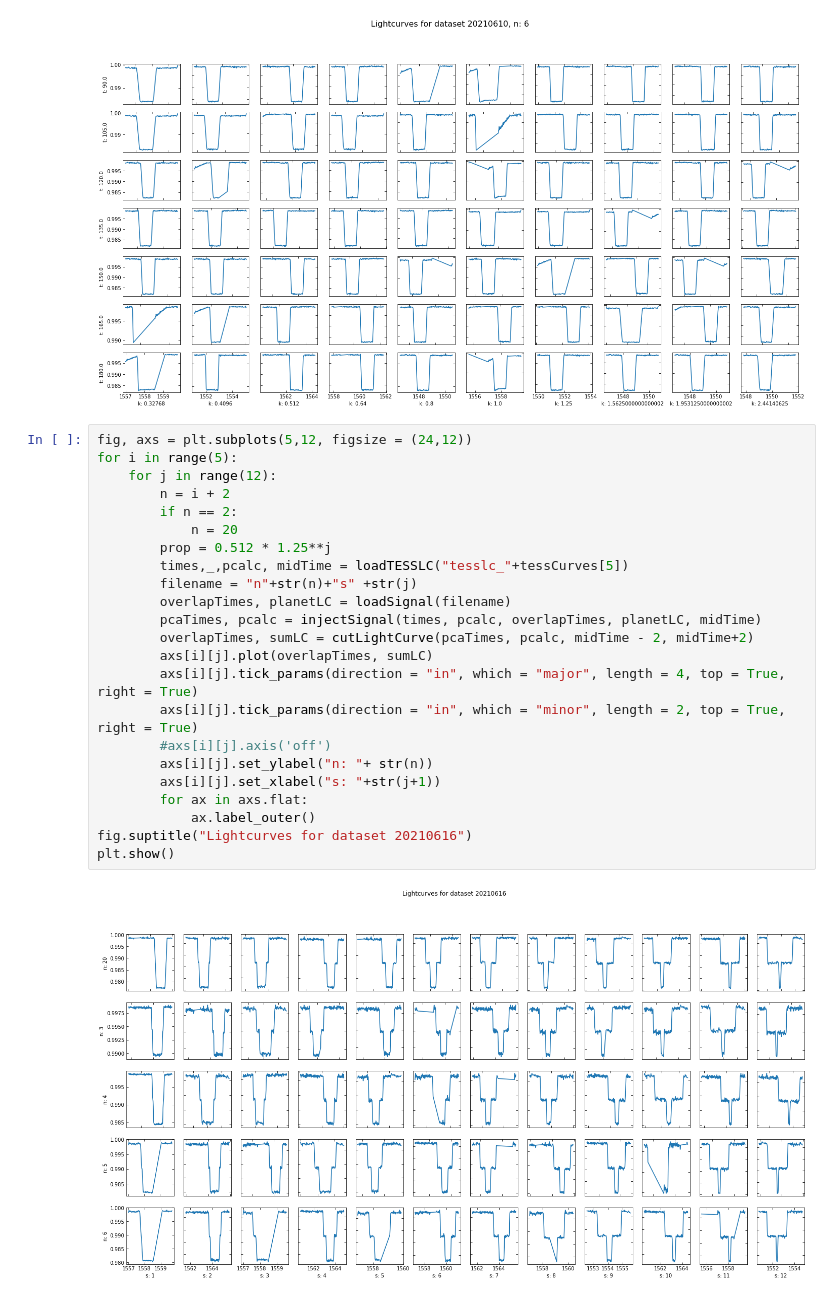
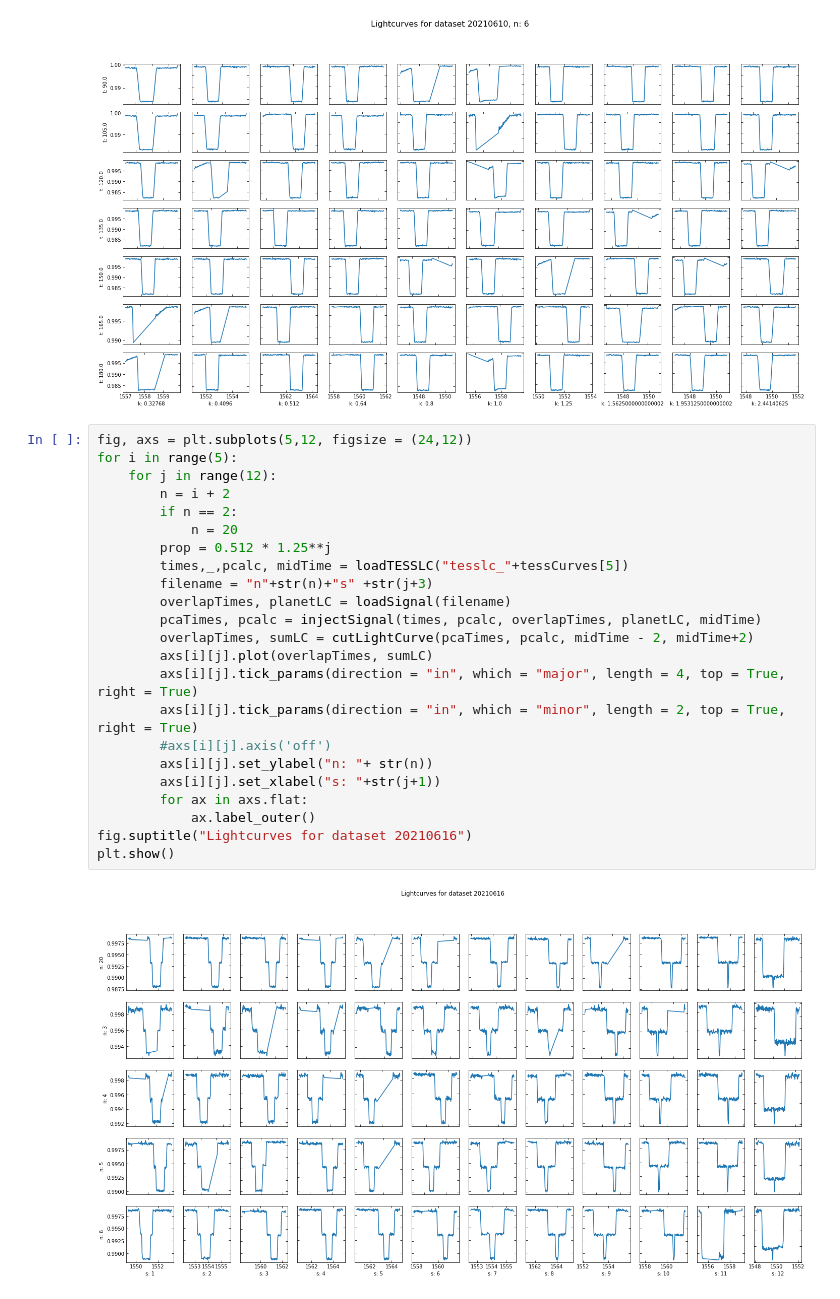
Before and after one commit to joshua-bromley/tessSignalInjection, a Jupyter notebook: Summer2021/injectSignal.ipynb, the cells around one changed output. Cells and saved outputs as stored; diff of their text form.

```diff
--- a/Summer2021/injectSignal.ipynb
+++ b/Summer2021/injectSignal.ipynb
@@ -183,25 +183,25 @@ for i in range(4):##Inject each of the 25 signals into a light curve
 # %%
 fig, axs = plt.subplots(5,12, figsize = (24,12))
 for i in range(5):
     for j in range(12):
         n = i + 2
         if n == 2:
             n = 20
         prop = 0.512 * 1.25**j
         times,_,pcalc, midTime = loadTESSLC("tesslc_"+tessCurves[5])
-        filename = "n"+str(n)+"s" +str(j)
+        filename = "n"+str(n)+"s" +str(j+3)
         overlapTimes, planetLC = loadSignal(filename)
         pcaTimes, pcalc = injectSignal(times, pcalc, overlapTimes, planetLC, midTime)
         overlapTimes, sumLC = cutLightCurve(pcaTimes, pcalc, midTime - 2, midTime+2)
         axs[i][j].plot(overlapTimes, sumLC)
         axs[i][j].tick_params(direction = "in", which = "major", length = 4, top = True, right = True)
         axs[i][j].tick_params(direction = "in", which = "minor", length = 2, top = True, right = True)
         #axs[i][j].axis('off')
         axs[i][j].set_ylabel("n: "+ str(n))
         axs[i][j].set_xlabel("s: "+str(j+1))
         for ax in axs.flat:
             ax.label_outer()
 fig.suptitle("Lightcurves for dataset 20210616")
 plt.show()
 # %% [output]
-[figure, old version]
+[figure, new version]
```
Also changed, not shown: 2 other files.
